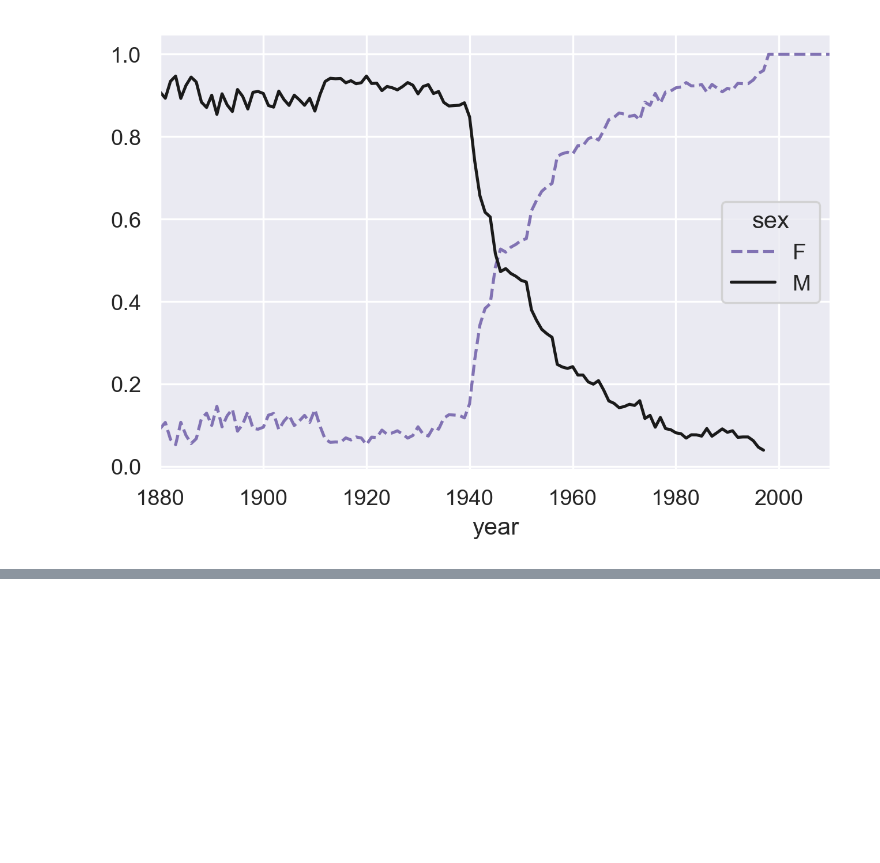
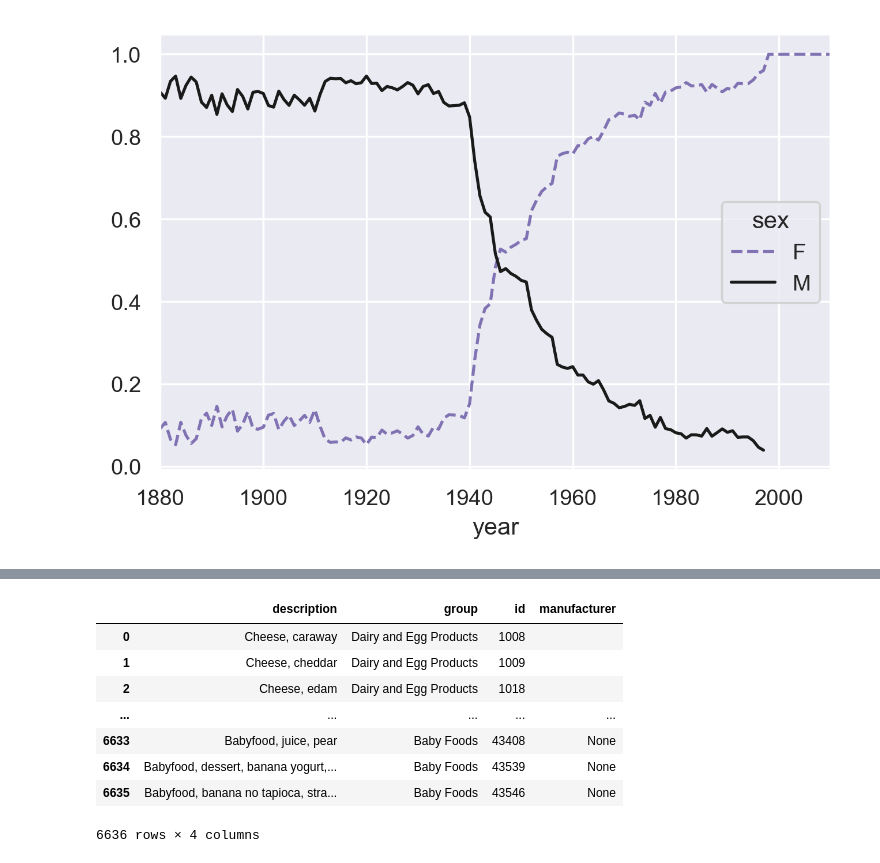
Before and after one commit to Laishuxin/python_data_science, a Jupyter notebook: 05.20_Pandas_数据分析案例.ipynb, the cells around one changed output, grey strips where cells are left out. Cells and saved outputs as stored; diff of their text form; code cells hidden in the pictures; blank space fills up the shorter version.

```diff
--- a/05.20_Pandas_数据分析案例.ipynb
+++ b/05.20_Pandas_数据分析案例.ipynb
@@ -982,0 +1004,15 @@ table.plot(style={'M':'k-', 'F':'m--'})
+# %%
+info_keys = ['description', 'group', 'id', 'manufacturer']
+info = pd.DataFrame(db, columns=info_keys)
+# %%
+info
+# %% [output]
+|  | description | group | id | manufacturer |
+| 0 | Cheese, caraway | Dairy and Egg Products | 1008 |  |
+| 1 | Cheese, cheddar | Dairy and Egg Products | 1009 |  |
+| 2 | Cheese, edam | Dairy and Egg Products | 1018 |  |
+| ... | ... | ... | ... | ... |
+| 6633 | Babyfood, juice, pear | Baby Foods | 43408 | None |
+| 6634 | Babyfood, dessert, banana yogurt,... | Baby Foods | 43539 | None |
+| 6635 | Babyfood, banana no tapioca, stra... | Baby Foods | 43546 | None |
+6636 rows × 4 columns
```
Also changed, not shown: parts of 29 cells of this notebook.
